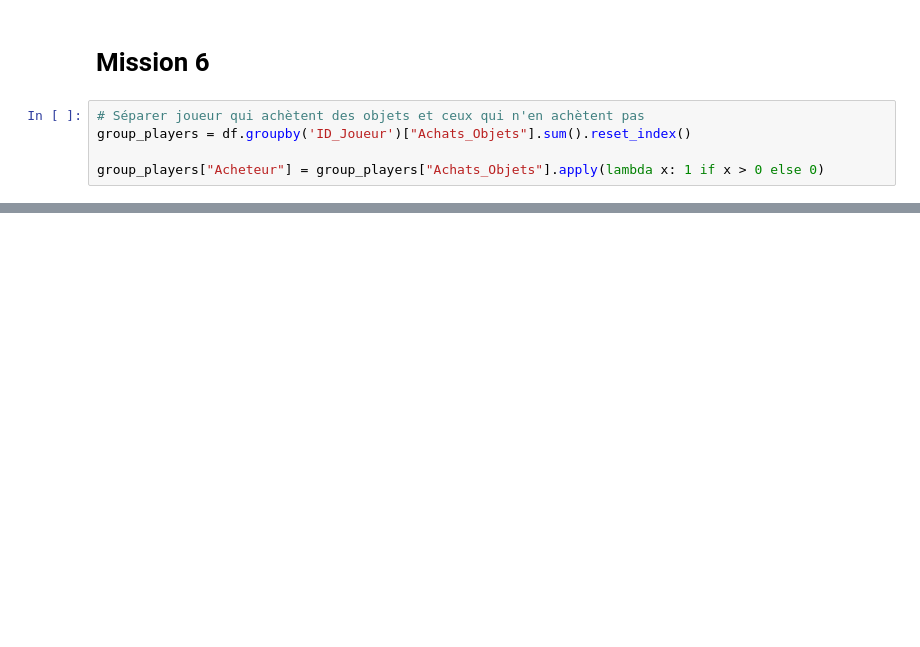
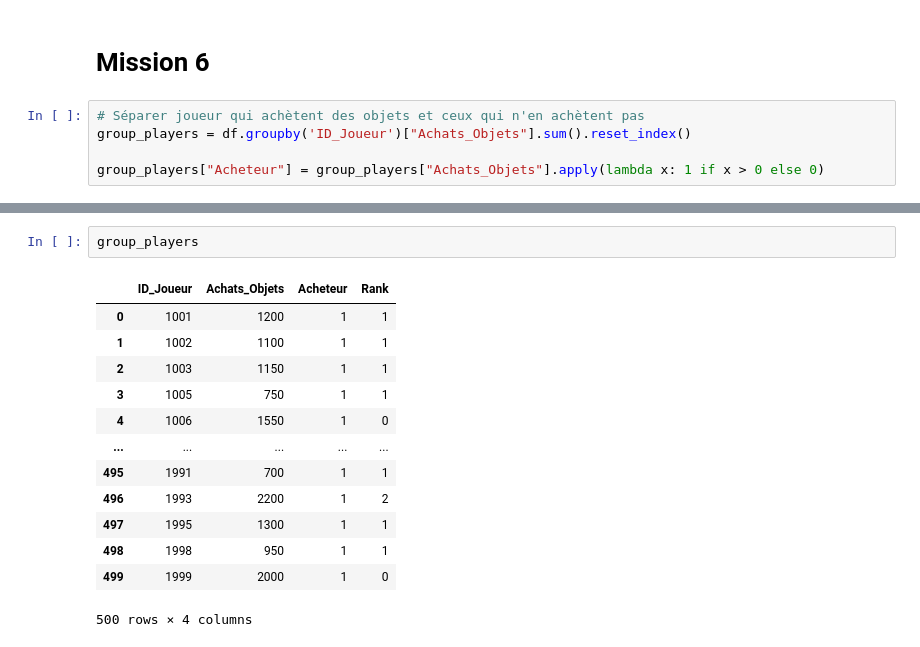
Before and after one commit to Fod9/dataquest, a Jupyter notebook: data_quest.ipynb, the cells around one changed output, grey strips where cells are left out. Saved outputs shown, nothing was run; the diff lists cells and outputs as text; blank space fills up the shorter version.

```diff
--- a/data_quest.ipynb
+++ b/data_quest.ipynb
@@ -326,0 +349,16 @@ group_players["Acheteur"] = group_players["Achats_Objets"].apply(lambda x: 1 if
+# %%
+group_players
+# %% [output]
+|  | ID_Joueur | Achats_Objets | Acheteur | Rank |
+| 0 | 1001 | 1200 | 1 | 1 |
+| 1 | 1002 | 1100 | 1 | 1 |
+| 2 | 1003 | 1150 | 1 | 1 |
+| 3 | 1005 | 750 | 1 | 1 |
+| 4 | 1006 | 1550 | 1 | 0 |
+| ... | ... | ... | ... | ... |
+| 495 | 1991 | 700 | 1 | 1 |
+| 496 | 1993 | 2200 | 1 | 2 |
+| 497 | 1995 | 1300 | 1 | 1 |
+| 498 | 1998 | 950 | 1 | 1 |
+| 499 | 1999 | 2000 | 1 | 0 |
+500 rows × 4 columns
```
Also changed, not shown: parts of 10 cells of this notebook.
